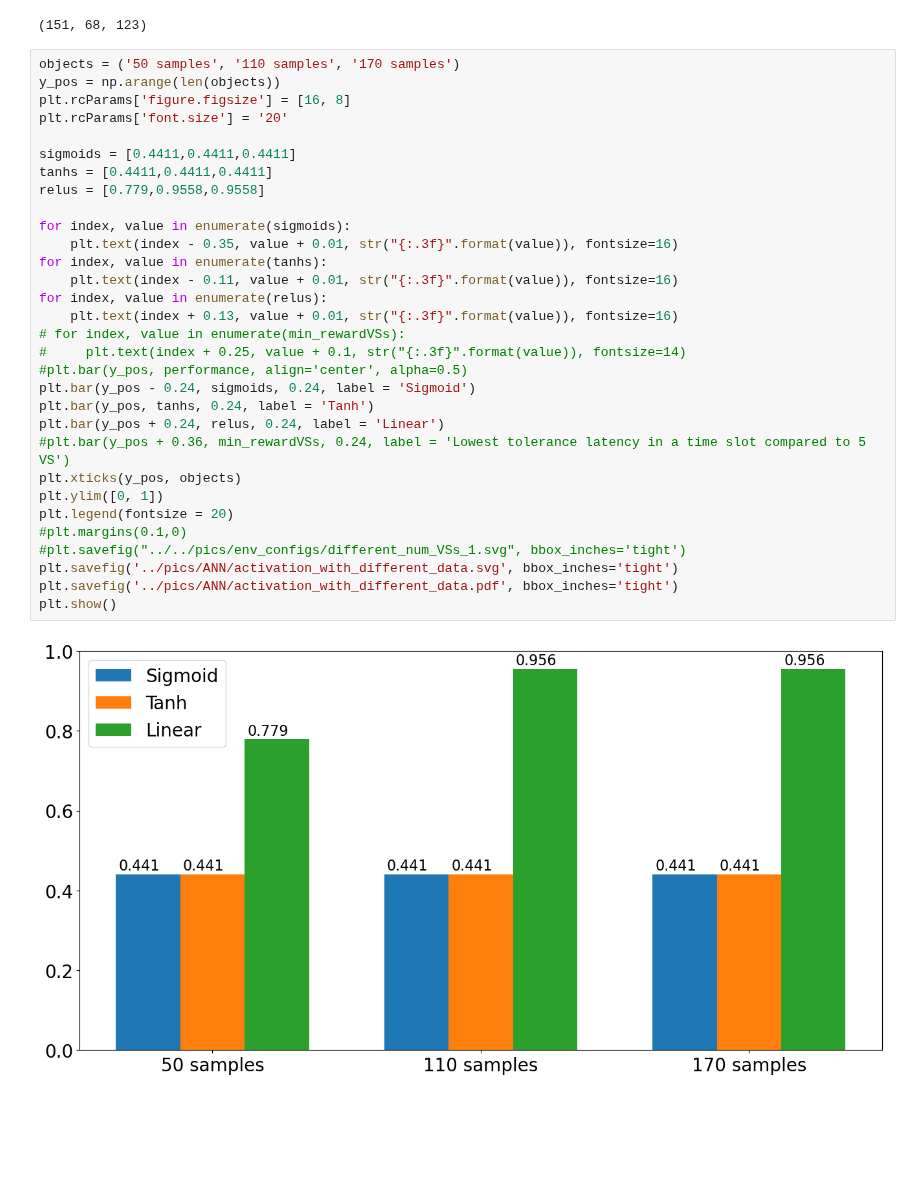
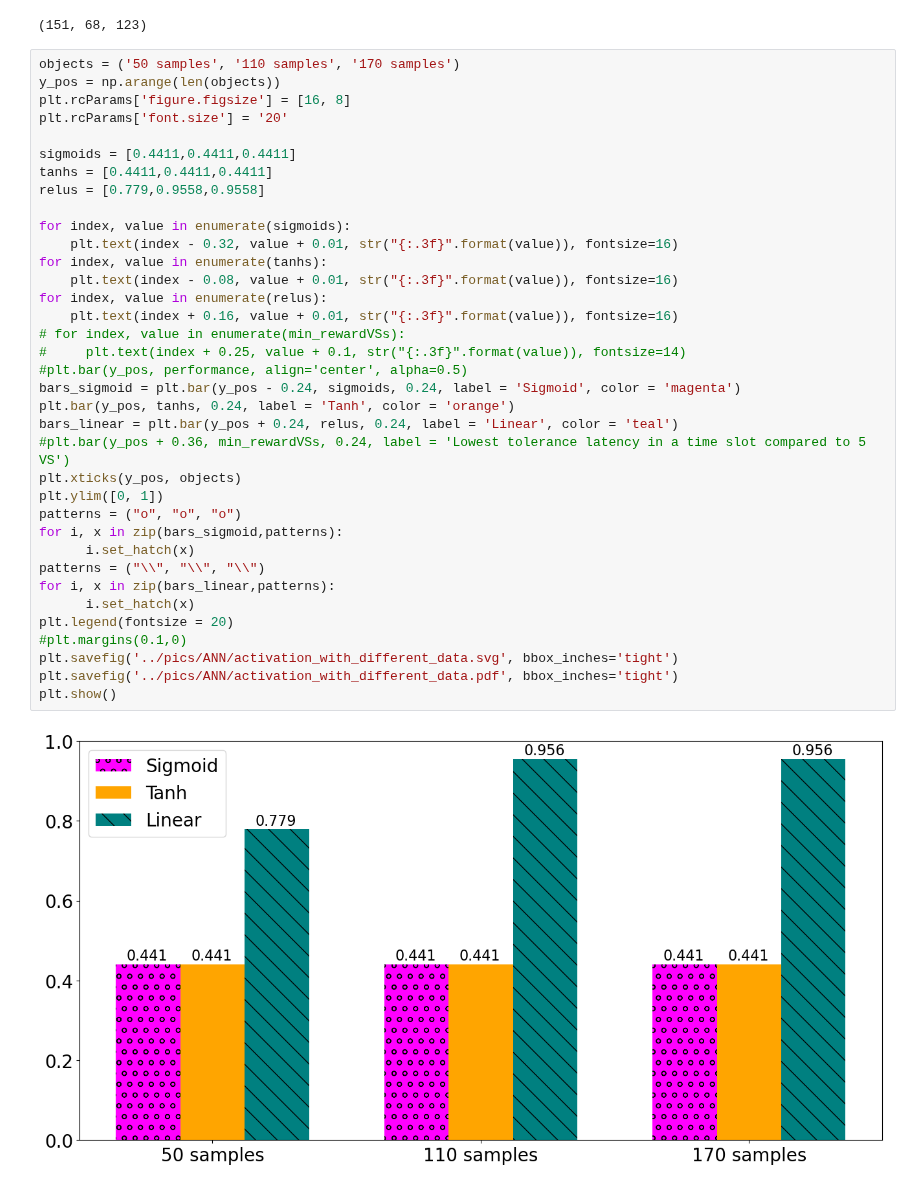
Before and after one commit to Tahuubinh/ML_HUST_PROJECT, a Jupyter notebook: code/ANN.ipynb, the cells around one changed output. Drawn from its saved outputs; the diff is of its cells as text; blank space fills up the shorter version.

Commit message:
New look chart

```diff
--- a/code/ANN.ipynb
+++ b/code/ANN.ipynb
@@ -629,33 +635,38 @@ np.count_nonzero(b == 'Adelie Penguin (Pygoscelis adeliae)'), np.count_nonzero(b
 # %%
 objects = ('50 samples', '110 samples', '170 samples')
 y_pos = np.arange(len(objects))
 plt.rcParams['figure.figsize'] = [16, 8]
 plt.rcParams['font.size'] = '20'
 
 sigmoids = [0.4411,0.4411,0.4411]
 tanhs = [0.4411,0.4411,0.4411]
 relus = [0.779,0.9558,0.9558]
 
 for index, value in enumerate(sigmoids):
-    plt.text(index - 0.35, value + 0.01, str("{:.3f}".format(value)), fontsize=16)
+    plt.text(index - 0.32, value + 0.01, str("{:.3f}".format(value)), fontsize=16)
 for index, value in enumerate(tanhs):
-    plt.text(index - 0.11, value + 0.01, str("{:.3f}".format(value)), fontsize=16)
+    plt.text(index - 0.08, value + 0.01, str("{:.3f}".format(value)), fontsize=16)
 for index, value in enumerate(relus):
-    plt.text(index + 0.13, value + 0.01, str("{:.3f}".format(value)), fontsize=16)
+    plt.text(index + 0.16, value + 0.01, str("{:.3f}".format(value)), fontsize=16)
 # for index, value in enumerate(min_rewardVSs):
 #     plt.text(index + 0.25, value + 0.1, str("{:.3f}".format(value)), fontsize=14)
 #plt.bar(y_pos, performance, align='center', alpha=0.5)
-plt.bar(y_pos - 0.24, sigmoids, 0.24, label = 'Sigmoid')
-plt.bar(y_pos, tanhs, 0.24, label = 'Tanh')
-plt.bar(y_pos + 0.24, relus, 0.24, label = 'Linear')
+bars_sigmoid = plt.bar(y_pos - 0.24, sigmoids, 0.24, label = 'Sigmoid', color = 'magenta')
+plt.bar(y_pos, tanhs, 0.24, label = 'Tanh', color = 'orange')
+bars_linear = plt.bar(y_pos + 0.24, relus, 0.24, label = 'Linear', color = 'teal')
 #plt.bar(y_pos + 0.36, min_rewardVSs, 0.24, label = 'Lowest tolerance latency in a time slot compared to 5 VS')
 plt.xticks(y_pos, objects)
 plt.ylim([0, 1])
+patterns = ("o", "o", "o")
+for i, x in zip(bars_sigmoid,patterns):
+      i.set_hatch(x)
+patterns = ("\\", "\\", "\\")
+for i, x in zip(bars_linear,patterns):
+      i.set_hatch(x)
 plt.legend(fontsize = 20)
 #plt.margins(0.1,0)
-#plt.savefig("../../pics/env_configs/different_num_VSs_1.svg", bbox_inches='tight')
 plt.savefig('../pics/ANN/activation_with_different_data.svg', bbox_inches='tight')
 plt.savefig('../pics/ANN/activation_with_different_data.pdf', bbox_inches='tight')
 plt.show()
 # %% [output]
-[figure, old version]
+[figure, new version]
```
Also changed, not shown: parts of 1 cell of this notebook, 2 other files.
